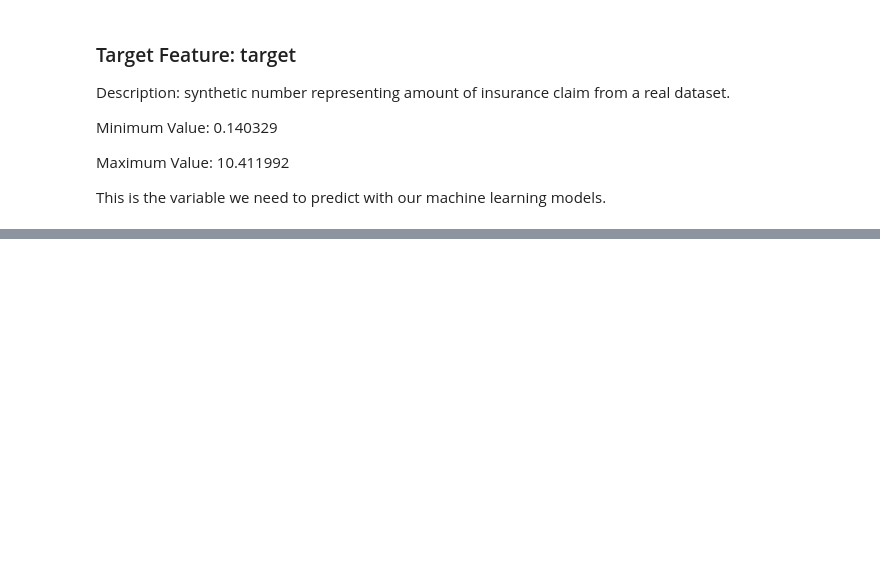
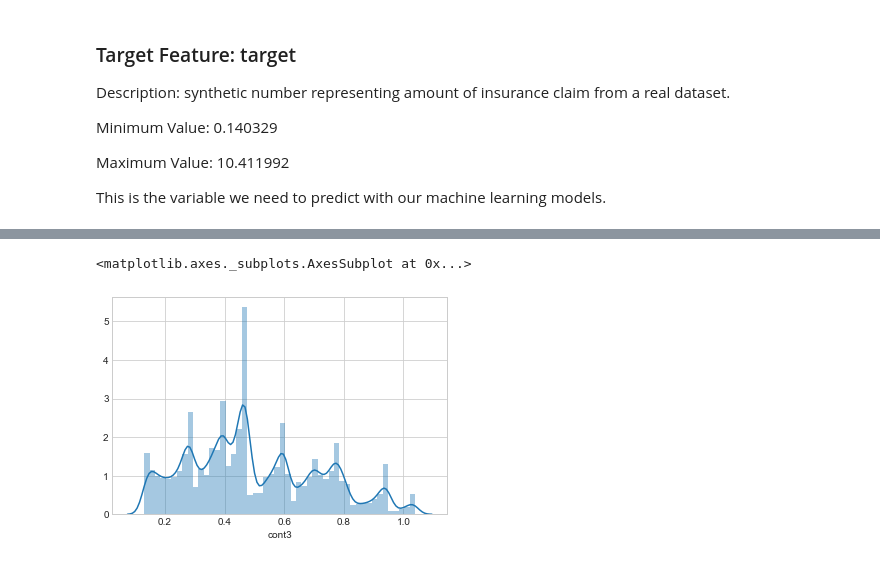
Before and after one commit to JonWeber0328/30-Days-of_Machine-Learning, a Jupyter notebook: 30-Days-ML-Daniel-Bourke.ipynb, the cells around one changed output, grey strips where cells are left out. Cells and saved outputs as stored; diff of their text form; code cells hidden in the pictures; blank space fills up the shorter version.

```diff
--- a/30-Days-ML-Daniel-Bourke.ipynb
+++ b/30-Days-ML-Daniel-Bourke.ipynb
@@ -166,0 +189,6 @@ This is the variable we need to predict with our machine learning models.
+# %%
+# Cont3
+sns.distplot(train.cont3)
+# %% [output]
+<matplotlib.axes._subplots.AxesSubplot at 0x...>
+[figure, added]
```
Also changed, not shown: parts of 25 cells of this notebook.
